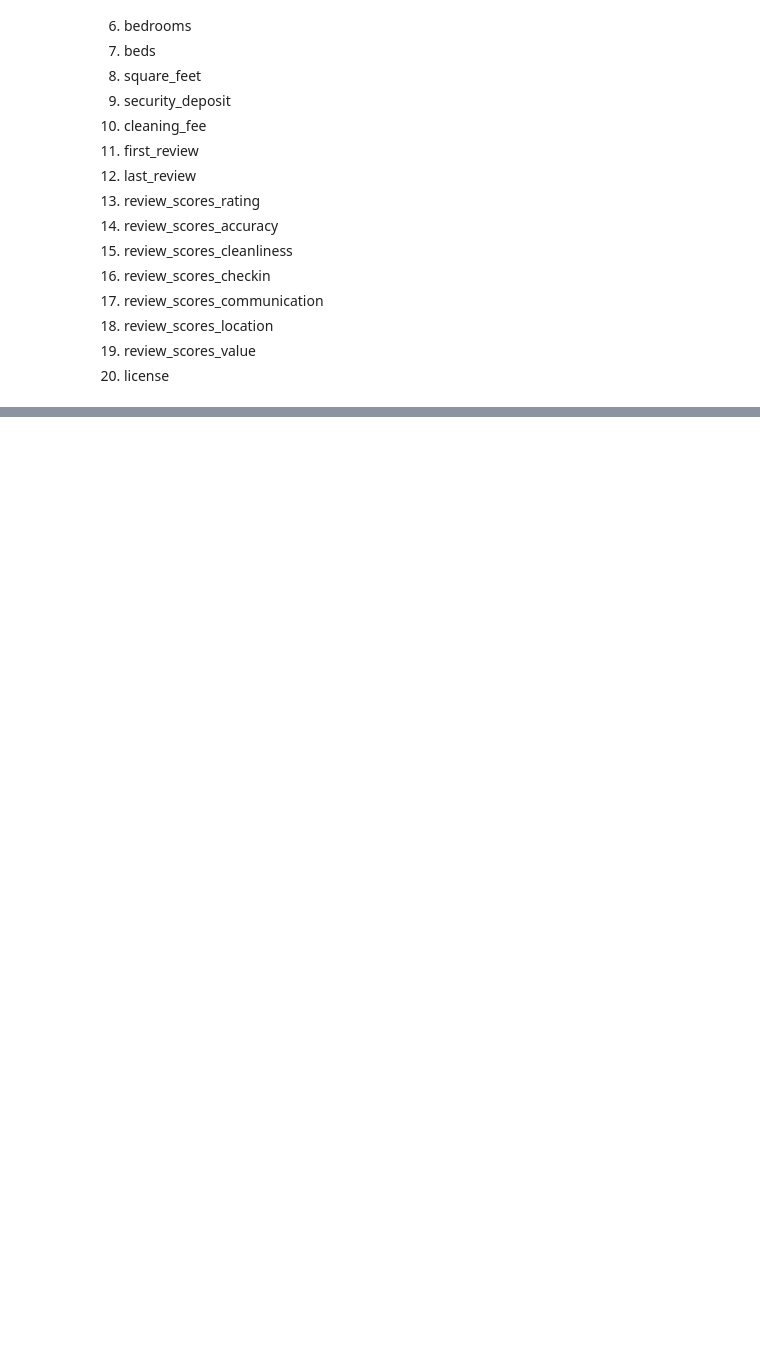
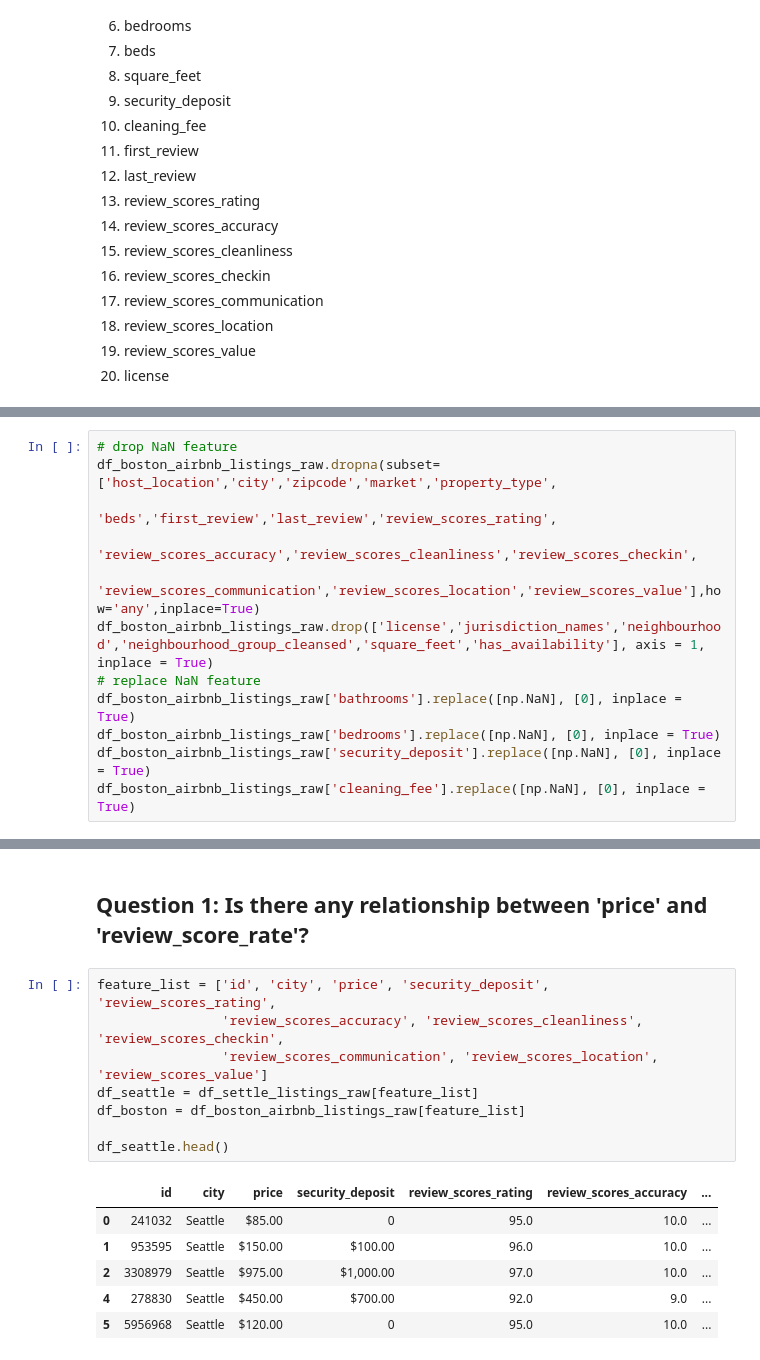
Before and after one commit to Rheasilvia/airbnb, a Jupyter notebook: airbnb.ipynb, the cells around one changed output, grey strips where cells are left out. Cells and saved outputs as stored; diff of their text form; blank space fills up the shorter version.

Commit message:
add: Question 1

```diff
--- a/airbnb.ipynb
+++ b/airbnb.ipynb
@@ -394,0 +404,12 @@ df_settle_listings_raw.drop(['license','square_feet'], axis = 1, inplace = True)
+# %%
+# drop NaN feature
+df_boston_airbnb_listings_raw.dropna(subset=['host_location','city','zipcode','market','property_type',
+                                            'beds','first_review','last_review','review_scores_rating',
+                                            'review_scores_accuracy','review_scores_cleanliness','review_scores_checkin',
+                                            'review_scores_communication','review_scores_location','review_scores_value'],how='any',inplace=True)
+df_boston_airbnb_listings_raw.drop(['license','jurisdiction_names','neighbourhood','neighbourhood_group_cleansed','square_feet','has_availability'], axis = 1, inplace = True)
+# replace NaN feature
+df_boston_airbnb_listings_raw['bathrooms'].replace([np.NaN], [0], inplace = True)
+df_boston_airbnb_listings_raw['bedrooms'].replace([np.NaN], [0], inplace = True)
+df_boston_airbnb_listings_raw['security_deposit'].replace([np.NaN], [0], inplace = True)
+df_boston_airbnb_listings_raw['cleaning_fee'].replace([np.NaN], [0], inplace = True)
@@ -394,0 +426,17 @@ df_settle_listings_raw.drop(['license','square_feet'], axis = 1, inplace = True)
+# %% [markdown]
+## Question 1: Is there any relationship between 'price' and 'review_score_rate'?
+# %%
+feature_list = ['id', 'city', 'price', 'security_deposit', 'review_scores_rating',
+                'review_scores_accuracy', 'review_scores_cleanliness', 'review_scores_checkin',
+                'review_scores_communication', 'review_scores_location', 'review_scores_value']
+df_seattle = df_settle_listings_raw[feature_list]
+df_boston = df_boston_airbnb_listings_raw[feature_list]
+
+df_seattle.head()
+# %% [output]
+|  | id | city | price | security_deposit | review_scores_rating | review_scores_accuracy | ... |
+| 0 | 241032 | Seattle | $85.00 | 0 | 95.0 | 10.0 | ... |
+| 1 | 953595 | Seattle | $150.00 | $100.00 | 96.0 | 10.0 | ... |
+| 2 | 3308979 | Seattle | $975.00 | $1,000.00 | 97.0 | 10.0 | ... |
+| 4 | 278830 | Seattle | $450.00 | $700.00 | 92.0 | 9.0 | ... |
+| 5 | 5956968 | Seattle | $120.00 | 0 | 95.0 | 10.0 | ... |
```
Also changed, not shown: parts of 11 cells of this notebook.
